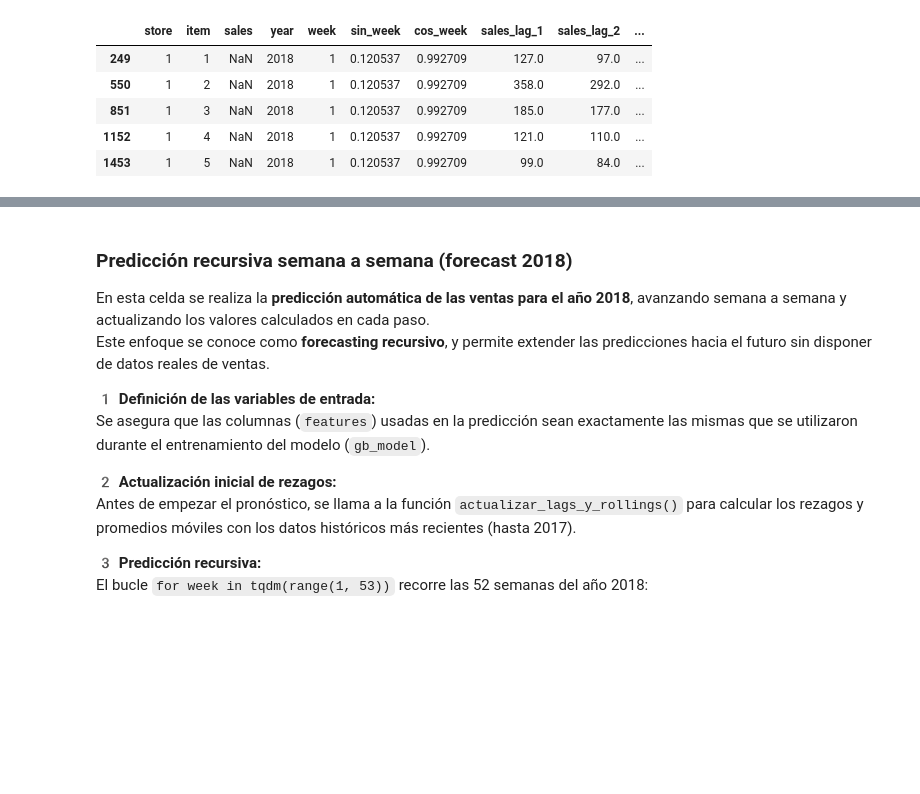
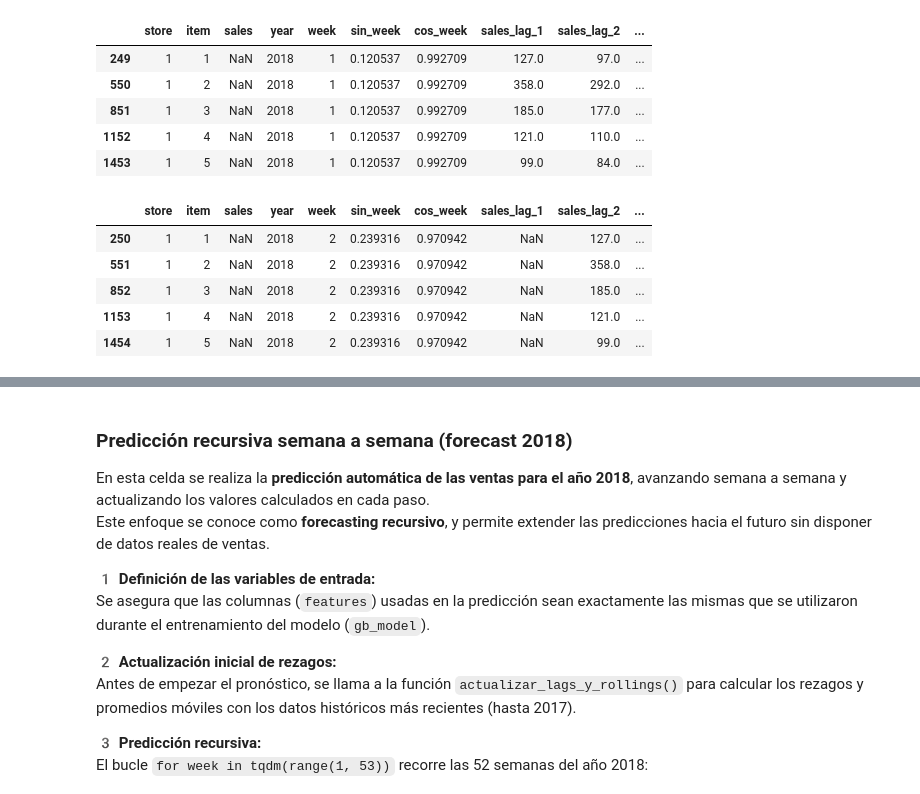
Before and after one commit to LeStark/Cursos, a Jupyter notebook: 02 - IA4SC/Notebook 6 Uso de algoritmos de machine learning para predicción de demanda.ipynb, the cells around one changed output, grey strips where cells are left out. Saved outputs shown, nothing was run; the diff lists cells and outputs as text; code cells hidden in the pictures; blank space fills up the shorter version.

```diff
--- a/02 - IA4SC/Notebook 6 Uso de algoritmos de machine learning para predicción de demanda.ipynb
+++ b/02 - IA4SC/Notebook 6 Uso de algoritmos de machine learning para predicción de demanda.ipynb
@@ -917,6 +917,15 @@ data_full[(data_full['year'] == 2018) & (data_full['week'] == 1)].head()
 | 851 | 1 | 3 | NaN | 2018 | 1 | 0.120537 | 0.992709 | 185.0 | 177.0 | ... |
 | 1152 | 1 | 4 | NaN | 2018 | 1 | 0.120537 | 0.992709 | 121.0 | 110.0 | ... |
 | 1453 | 1 | 5 | NaN | 2018 | 1 | 0.120537 | 0.992709 | 99.0 | 84.0 | ... |
+# %%
+data_full[(data_full['year'] == 2018) & (data_full['week'] == 2)].head()
+# %% [output]
+|  | store | item | sales | year | week | sin_week | cos_week | sales_lag_1 | sales_lag_2 | ... |
+| 250 | 1 | 1 | NaN | 2018 | 2 | 0.239316 | 0.970942 | NaN | 127.0 | ... |
+| 551 | 1 | 2 | NaN | 2018 | 2 | 0.239316 | 0.970942 | NaN | 358.0 | ... |
+| 852 | 1 | 3 | NaN | 2018 | 2 | 0.239316 | 0.970942 | NaN | 185.0 | ... |
+| 1153 | 1 | 4 | NaN | 2018 | 2 | 0.239316 | 0.970942 | NaN | 121.0 | ... |
+| 1454 | 1 | 5 | NaN | 2018 | 2 | 0.239316 | 0.970942 | NaN | 99.0 | ... |
 # %%
 # =====================================
 #  Entrenar Gradient Boosting Regressor
```
Also changed, not shown: parts of 7 cells of this notebook, 6 other files.
